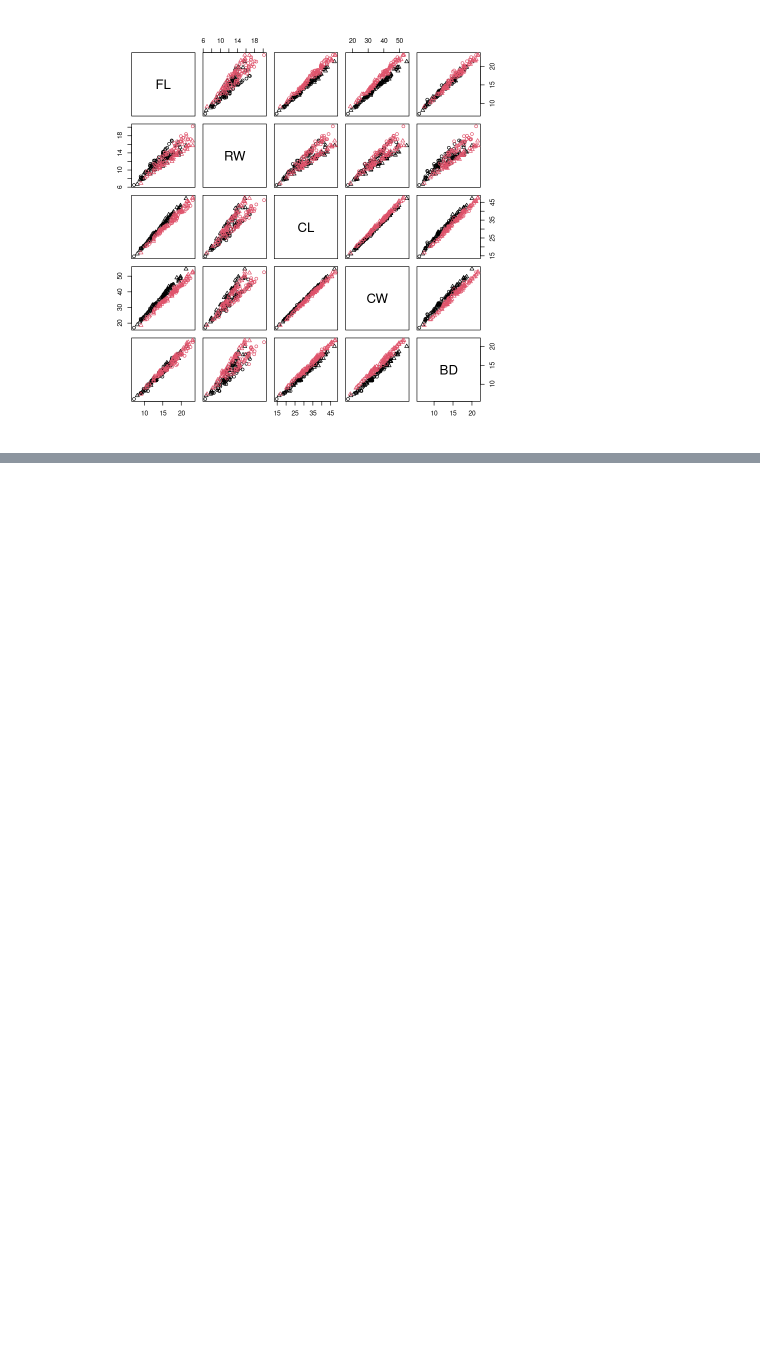
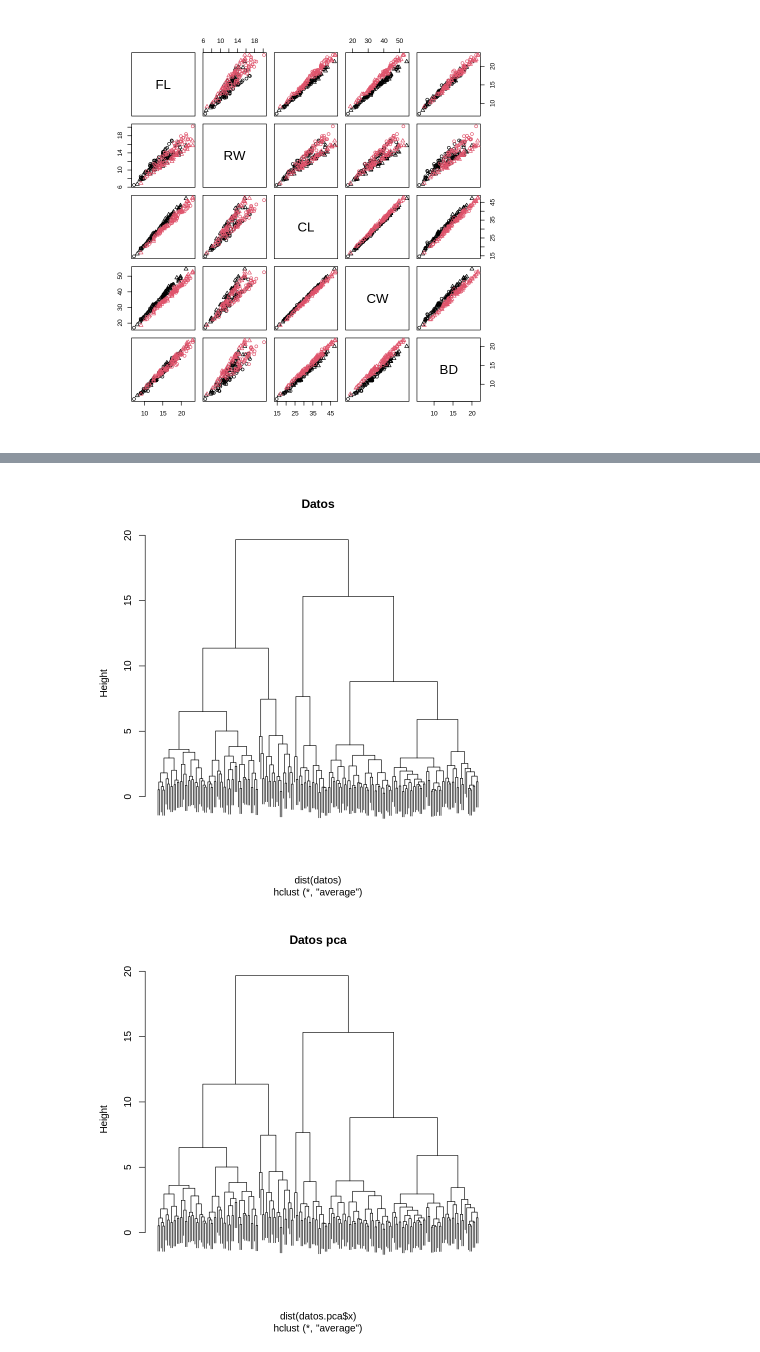
Before and after one commit to BMarelli/Facultad-LCC, a Jupyter notebook: 5-Año/TMD/TP3/main.ipynb, the cells around one changed output, grey strips where cells are left out. Cells and saved outputs as stored; diff of their text form; code cells hidden in the pictures; blank space fills up the shorter version.

```diff
--- a/5-Año/TMD/TP3/main.ipynb
+++ b/5-Año/TMD/TP3/main.ipynb
@@ -37,0 +108,26 @@ Cumulative Proportion  0.9578 0.98810 0.99743 0.99966 1.00000
+# %%
+datos.pca = prcomp(datos)
+# datos.pca.scaled = scale(datos.pca$x)
+
+hc.cc = hclust(dist(datos), method="average")
+
+hc.cc.pca = hclust(dist(datos.pca$x), method="average")
+# hc.cc.pca.scaled = hclust(dist(datos.pca.scaled), method="average")
+
+hc.cc.log = hclust(dist(datos.log), method="average")
+hc.cc.log.scaled = hclust(dist(datos.log.scaled), method="average")
+hc.cc.log.scaled.pca = hclust(dist(datos.log.scaled.pca$x), method="average")
+hc.cc.log.scaled.pca.scaled = hclust(dist(datos.log.scaled.pca.scaled), method="average")
+# %%
+plot(hc.cc, main="Datos", labels = FALSE)
+
+plot(hc.cc.pca, main="Datos pca", labels = FALSE)
+# plot(hc.cc.pca.scaled, main="Datos pca scaled")
+
+plot(hc.cc.log, main="Datos log", labels = FALSE)
+plot(hc.cc.log.scaled, main="Datos log scaled", labels = FALSE)
+plot(hc.cc.log.scaled.pca, main="Datos log scaled pca", labels = FALSE)
+plot(hc.cc.log.scaled.pca.scaled, main="Datos log scaled pca scaled", labels = FALSE)
+# %% [output]
+[figure, added]
+[figure, added]
```
Also changed, not shown: parts of 38 cells of this notebook, 1 other file.
